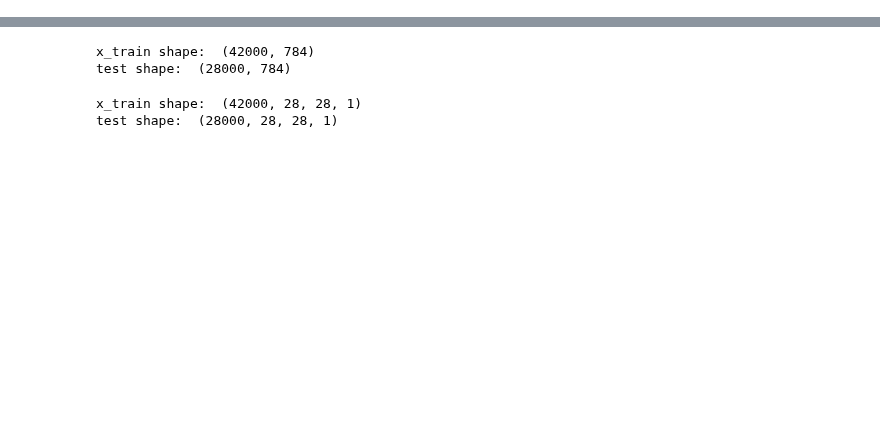
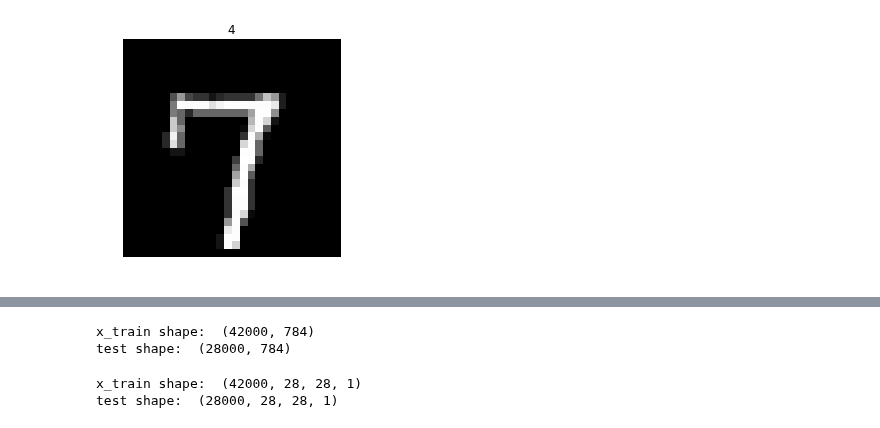
Before and after one commit to Vladislav-7-AV/teach-scool-ds, a Jupyter notebook: Hometask-M4/DL3 - homework.ipynb, the cells around one changed output, grey strips where cells are left out. Saved outputs shown, nothing was run; the diff lists cells and outputs as text; code cells hidden in the pictures; blank space fills up the shorter version.

```diff
--- a/Hometask-M4/DL3 - homework.ipynb
+++ b/Hometask-M4/DL3 - homework.ipynb
@@ -76,8 +114,10 @@ plt.show()
 # %%
 # plot some samples
-img = X_train.iloc[3].as_matrix()
+img = X_train.iloc[6].as_matrix()
 img = img.reshape((28,28))
 plt.imshow(img,cmap='gray')
 plt.title(train.iloc[3,0])
 plt.axis("off")
 plt.show()
+# %% [output]
+[figure, added]
```
Also changed, not shown: parts of 33 cells of this notebook.
